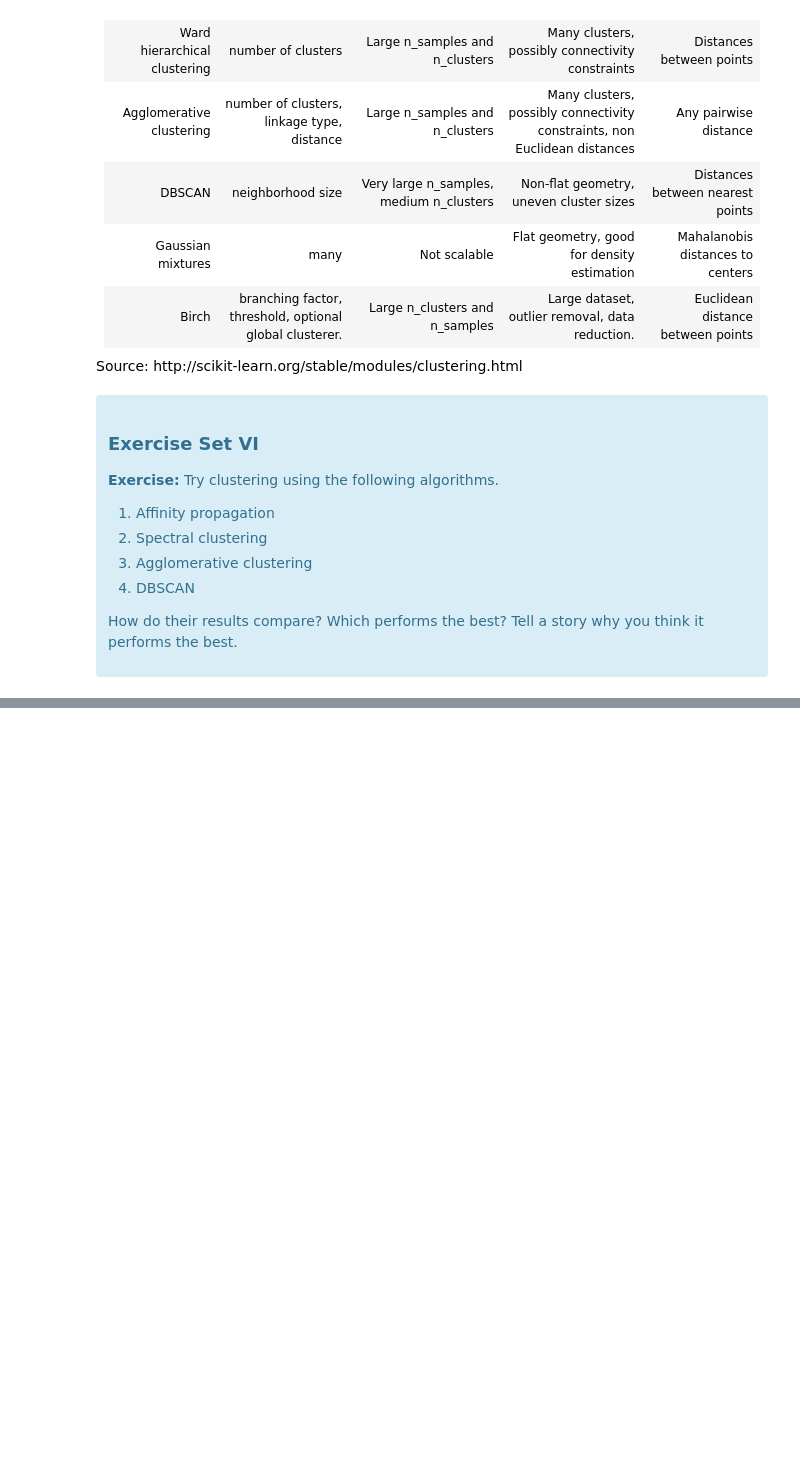
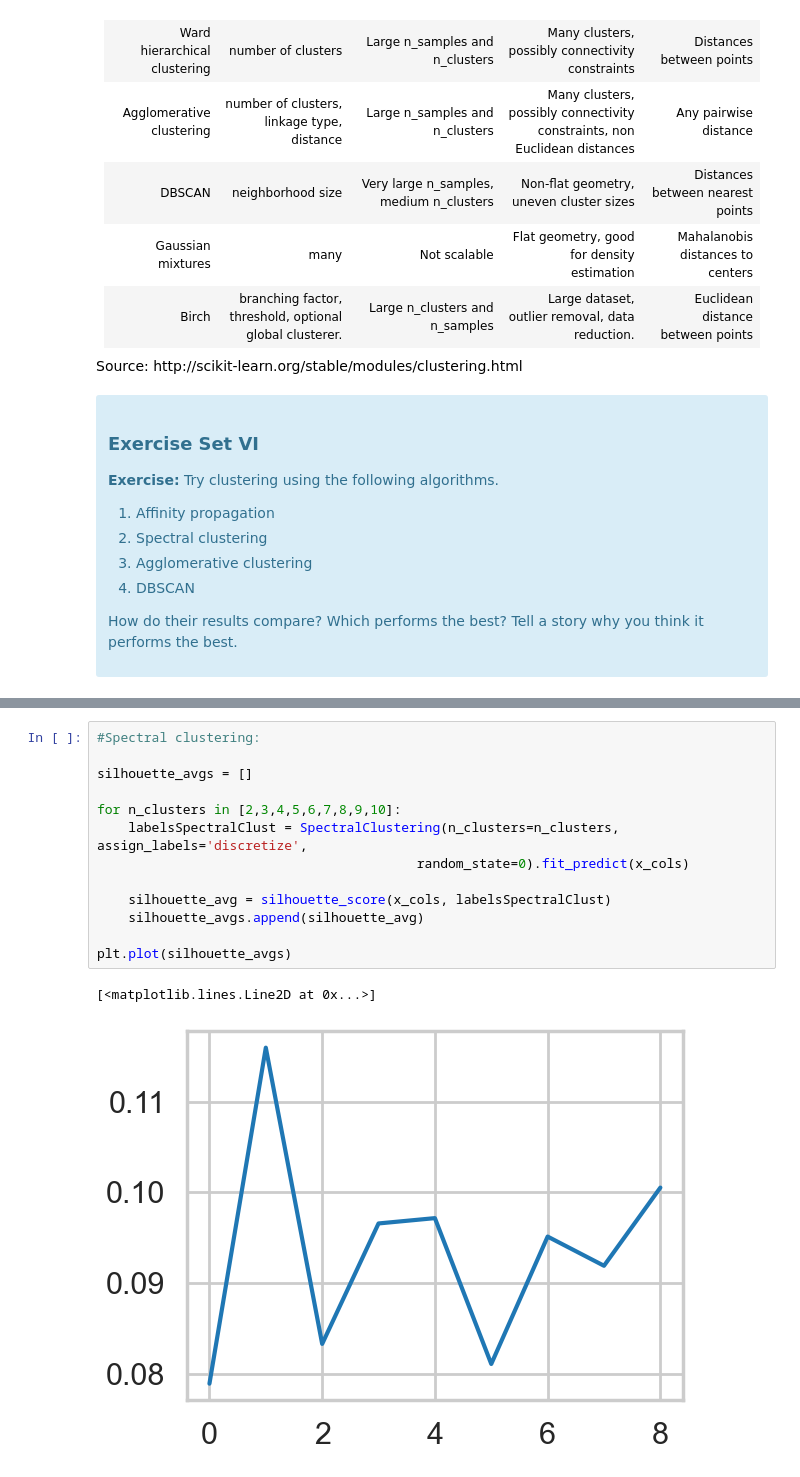
Before and after one commit to nhongphuc/Springboard, a Jupyter notebook: 1602764303_Clustering_Case_Study_updated_10_15_2020/Clustering Case Study - Customer Segmentation with K-Means - Tier 3.ipynb, the cells around one changed output, grey strips where cells are left out. Drawn from its saved outputs; the diff is of its cells as text; blank space fills up the shorter version.

```diff
--- a/1602764303_Clustering_Case_Study_updated_10_15_2020/Clustering Case Study - Customer Segmentation with K-Means - Tier 3.ipynb
+++ b/1602764303_Clustering_Case_Study_updated_10_15_2020/Clustering Case Study - Customer Segmentation with K-Means - Tier 3.ipynb
@@ -528,0 +574,16 @@ Source: http://scikit-learn.org/stable/modules/clustering.html
+# %%
+#Spectral clustering:
+
+silhouette_avgs = []
+
+for n_clusters in [2,3,4,5,6,7,8,9,10]:
+    labelsSpectralClust = SpectralClustering(n_clusters=n_clusters, assign_labels='discretize',
+                                         random_state=0).fit_predict(x_cols)
+
+    silhouette_avg = silhouette_score(x_cols, labelsSpectralClust)
+    silhouette_avgs.append(silhouette_avg)
+
+plt.plot(silhouette_avgs)
+# %% [output]
+[<matplotlib.lines.Line2D at 0x...>]
+[figure, added]
```
Also changed, not shown: parts of 10 cells of this notebook.
